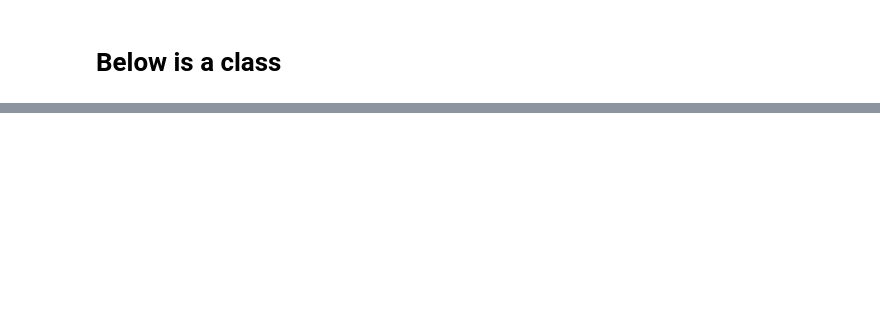
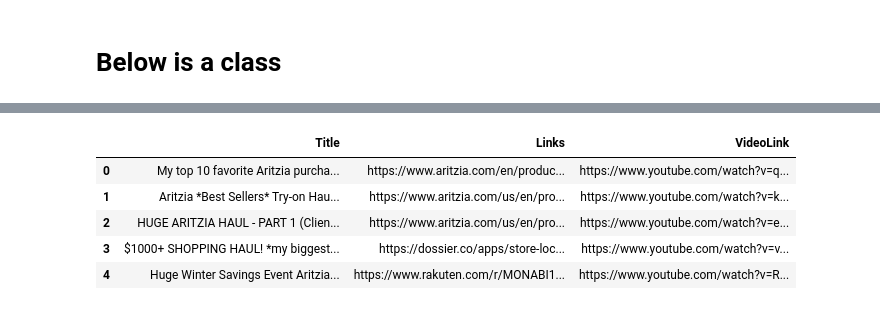
Before and after one commit to meganjchiang/fashionfootprint, a Jupyter notebook: code/scrape_by_brand_tests/aritzia.ipynb, the cells around one changed output, grey strips where cells are left out. Saved outputs shown, nothing was run; the diff lists cells and outputs as text; code cells hidden in the pictures; blank space fills up the shorter version.

Commit message:
scraped aritzia csv

```diff
--- a/code/scrape_by_brand_tests/aritzia.ipynb
+++ b/code/scrape_by_brand_tests/aritzia.ipynb
@@ -210,0 +319,10 @@ print(results)
+# %%
+df = pd.read_csv("../../data/youtube_data/aritzia_youtube_data.csv")
+df.head()
+# %% [output]
+|  | Title | Links | VideoLink |
+| 0 | My top 10 favorite Aritzia purcha... | https://www.aritzia.com/en/produc... | https://www.youtube.com/watch?v=q... |
+| 1 | Aritzia *Best Sellers* Try-on Hau... | https://www.aritzia.com/us/en/pro... | https://www.youtube.com/watch?v=k... |
+| 2 | HUGE ARITZIA HAUL - PART 1 (Clien... | https://www.aritzia.com/us/en/pro... | https://www.youtube.com/watch?v=e... |
+| 3 | $1000+ SHOPPING HAUL! *my biggest... | https://dossier.co/apps/store-loc... | https://www.youtube.com/watch?v=v... |
+| 4 | Huge Winter Savings Event Aritzia... | https://www.rakuten.com/r/MONABI1... | https://www.youtube.com/watch?v=R... |
```
Also changed, not shown: parts of 8 cells of this notebook, 2 other files.
